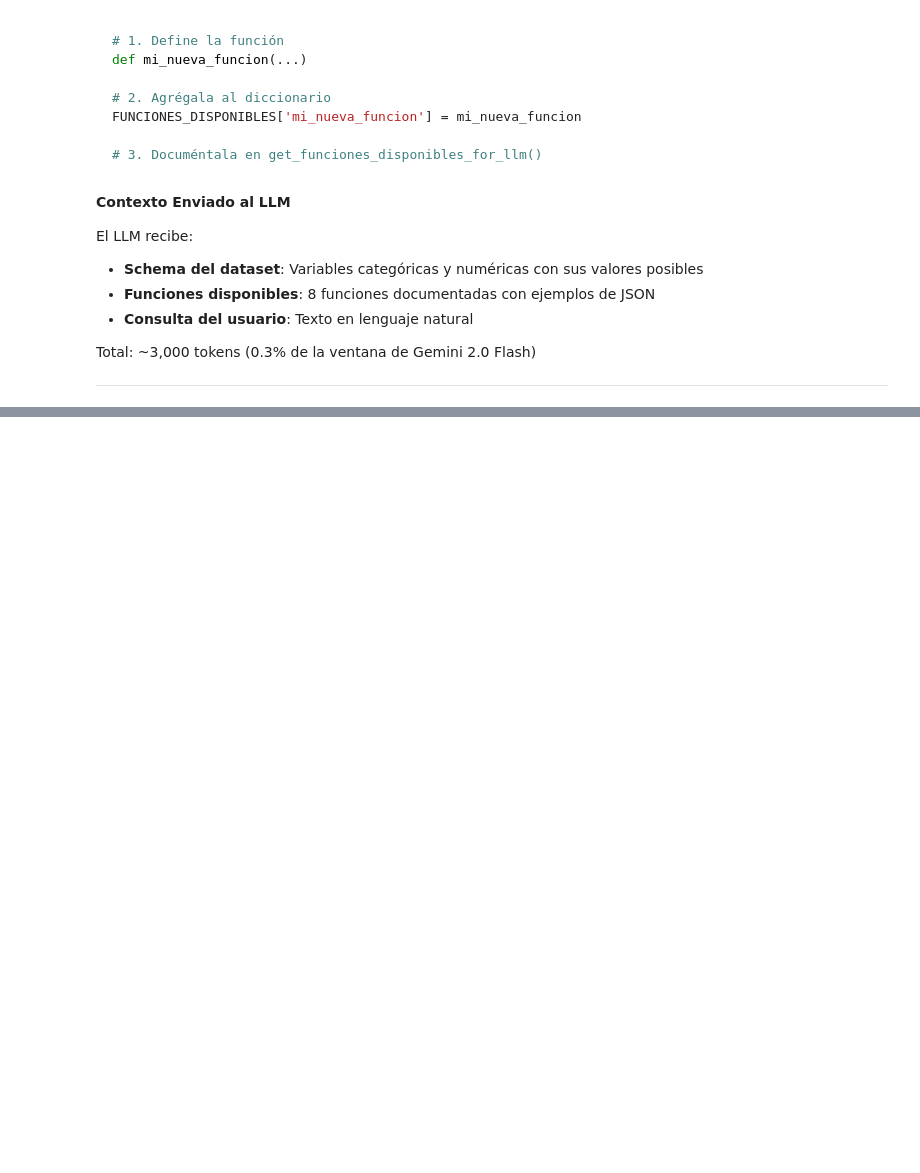
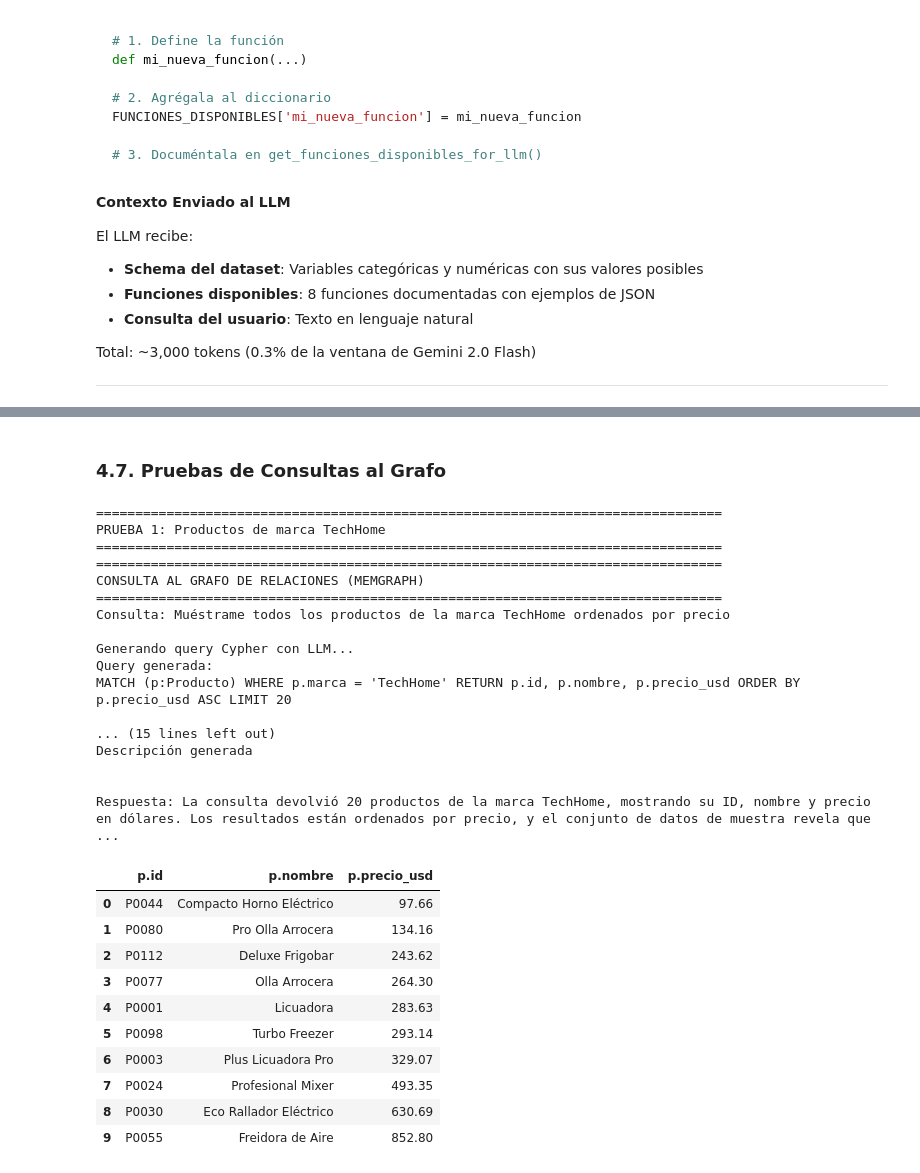
Before and after one commit to valenrosito/nlp-rag-agent-electrodomesticos, a Jupyter notebook: 1.rag_flow.ipynb, the cells around one changed output, grey strips where cells are left out. Saved outputs shown, nothing was run; the diff lists cells and outputs as text; code cells hidden in the pictures; blank space fills up the shorter version.

```diff
--- a/1.rag_flow.ipynb
+++ b/1.rag_flow.ipynb
@@ -1171,0 +2074,51 @@ Esta sección implementa un grafo de relaciones entre productos:
+# %% [markdown]
+### 4.7. Pruebas de Consultas al Grafo
+# %%
+# PRUEBA 1: Buscar productos de una marca específica
+print("=" * 80)
+print("PRUEBA 1: Productos de marca TechHome")
+print("=" * 80)
+
+if graph_db:
+    descripcion, resultados = consulta_grafo(
+        llm=llm,
+        graph_db=graph_db,
+        consulta_usuario="Muéstrame todos los productos de la marca TechHome ordenados por precio",
+        schema_context=cypher_schema_context,
+        verbose=True
+    )
+
+    print(f"\nRespuesta: {descripcion}")
+    if not resultados.empty:
+        display(resultados.head(10))
+else:
+    print("No hay conexión a Memgraph")
+# %% [output]
+================================================================================
+PRUEBA 1: Productos de marca TechHome
+================================================================================
+================================================================================
+CONSULTA AL GRAFO DE RELACIONES (MEMGRAPH)
+================================================================================
+Consulta: Muéstrame todos los productos de la marca TechHome ordenados por precio
+
+Generando query Cypher con LLM...
+Query generada:
+MATCH (p:Producto) WHERE p.marca = 'TechHome' RETURN p.id, p.nombre, p.precio_usd ORDER BY p.precio_usd ASC LIMIT 20
+
+... (15 lines left out)
+Descripción generada
+
+
+Respuesta: La consulta devolvió 20 productos de la marca TechHome, mostrando su ID, nombre y precio en dólares. Los resultados están ordenados por precio, y el conjunto de datos de muestra revela que  ...
+|  | p.id | p.nombre | p.precio_usd |
+| 0 | P0044 | Compacto Horno Eléctrico | 97.66 |
+| 1 | P0080 | Pro Olla Arrocera | 134.16 |
+| 2 | P0112 | Deluxe Frigobar | 243.62 |
+| 3 | P0077 | Olla Arrocera | 264.30 |
+| 4 | P0001 | Licuadora | 283.63 |
+| 5 | P0098 | Turbo Freezer | 293.14 |
+| 6 | P0003 | Plus Licuadora Pro | 329.07 |
+| 7 | P0024 | Profesional Mixer | 493.35 |
+| 8 | P0030 | Eco Rallador Eléctrico | 630.69 |
+| 9 | P0055 | Freidora de Aire | 852.80 |
```
Also changed, not shown: parts of 32 cells of this notebook, 2 other files.
